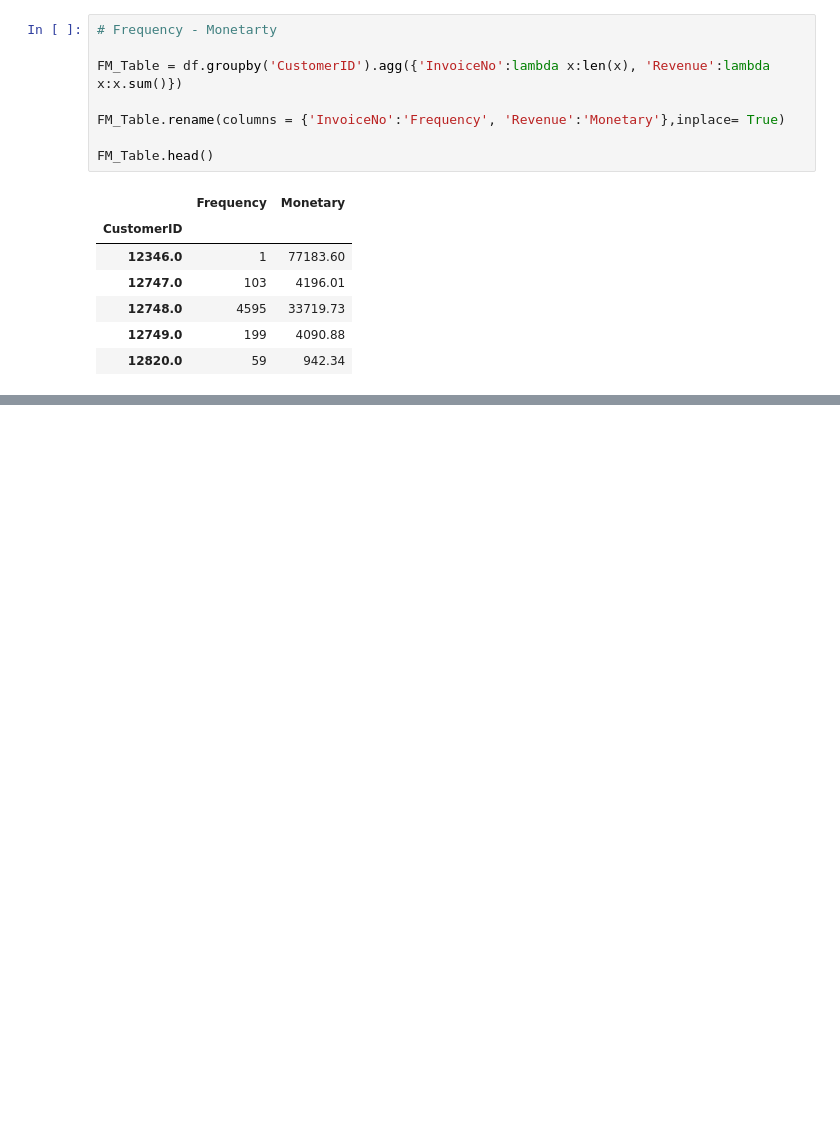
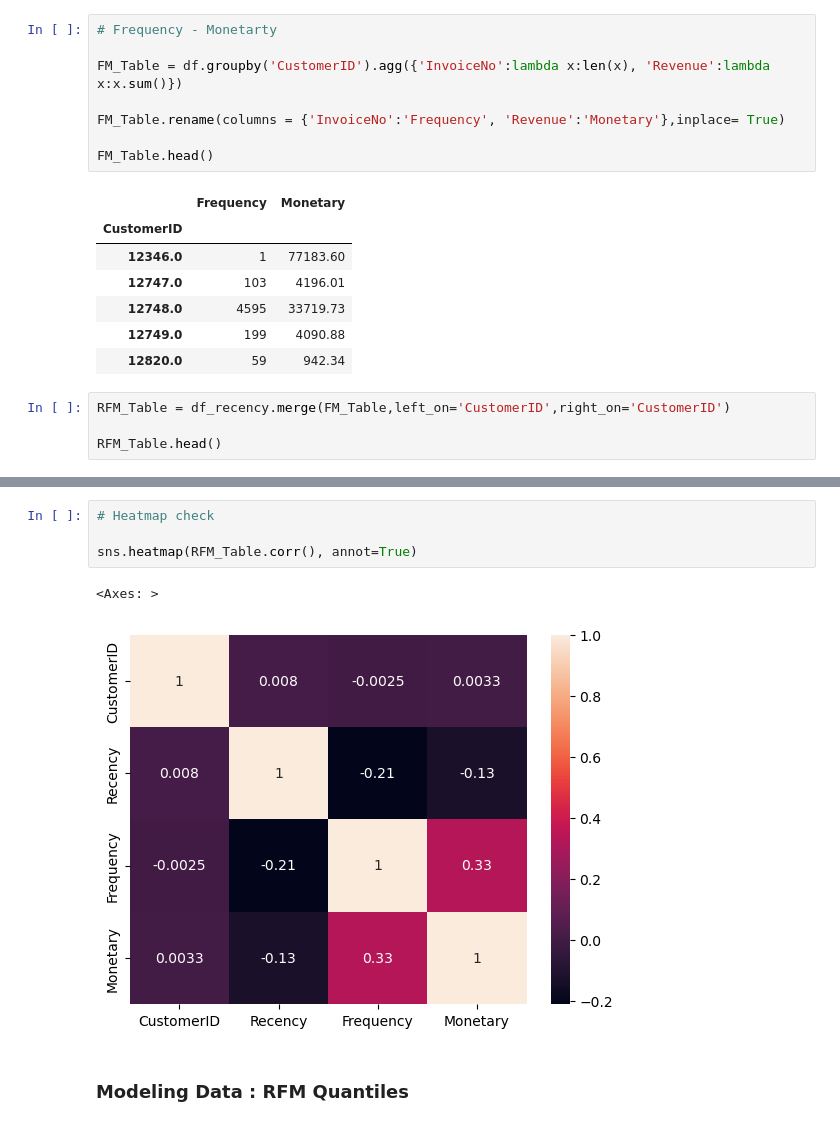
Before and after one commit to hmtalha786/Book-Recommendation-System, a Jupyter notebook: Code.ipynb, the cells around one changed output, grey strips where cells are left out. Cells and saved outputs as stored; diff of their text form; blank space fills up the shorter version.

Commit message:
Modeling Data with RFM Quantiles

```diff
--- a/Code.ipynb
+++ b/Code.ipynb
@@ -359,3 +359,7 @@ FM_Table.head()
 | 12748.0 | 4595 | 33719.73 |
 | 12749.0 | 199 | 4090.88 |
 | 12820.0 | 59 | 942.34 |
+# %%
+RFM_Table = df_recency.merge(FM_Table,left_on='CustomerID',right_on='CustomerID')
+
+RFM_Table.head()
@@ -361,0 +373,9 @@ FM_Table.head()
+# %%
+# Heatmap check
+
+sns.heatmap(RFM_Table.corr(), annot=True)
+# %% [output]
+<Axes: >
+[figure, added]
+# %% [markdown]
+### Modeling Data : RFM Quantiles
```
Also changed, not shown: parts of 14 cells of this notebook.
